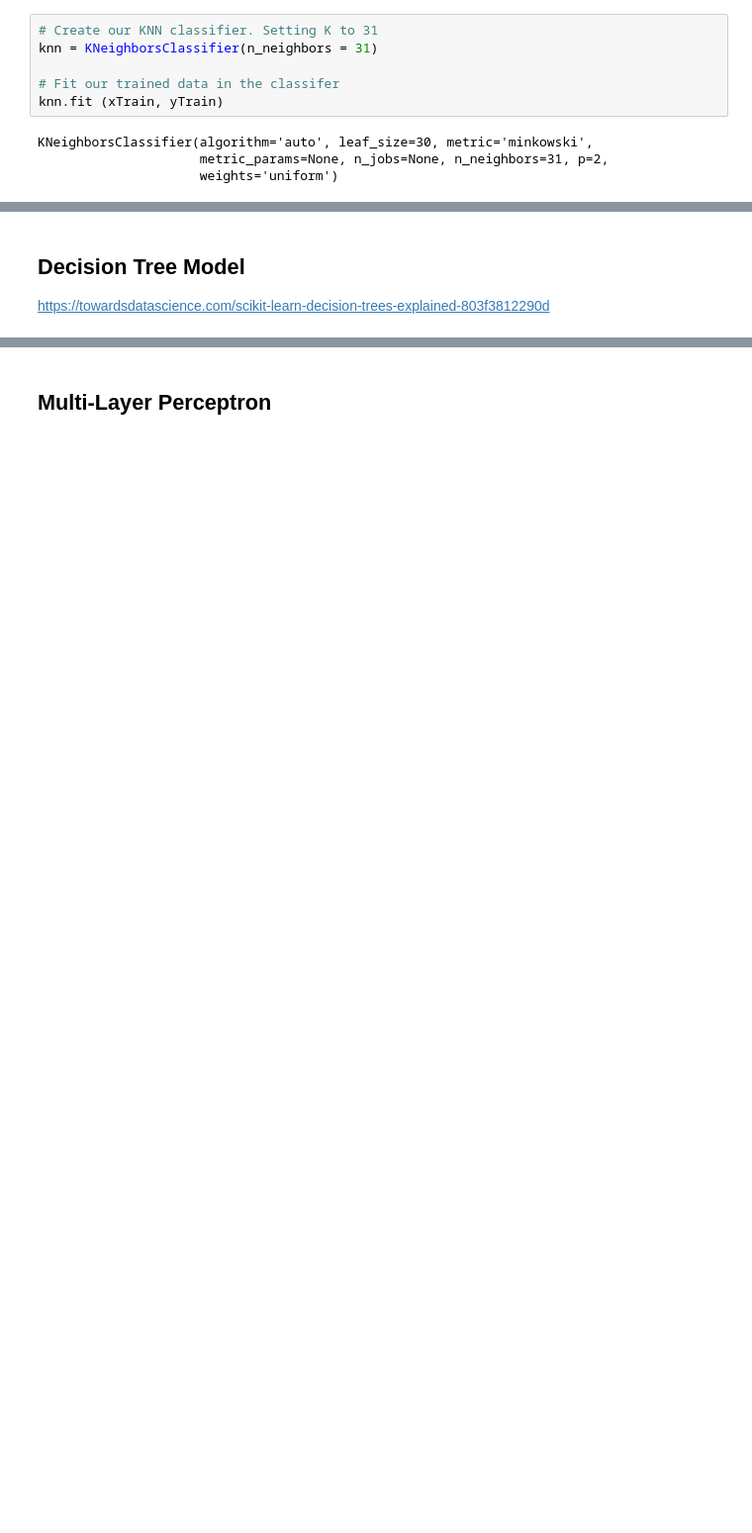
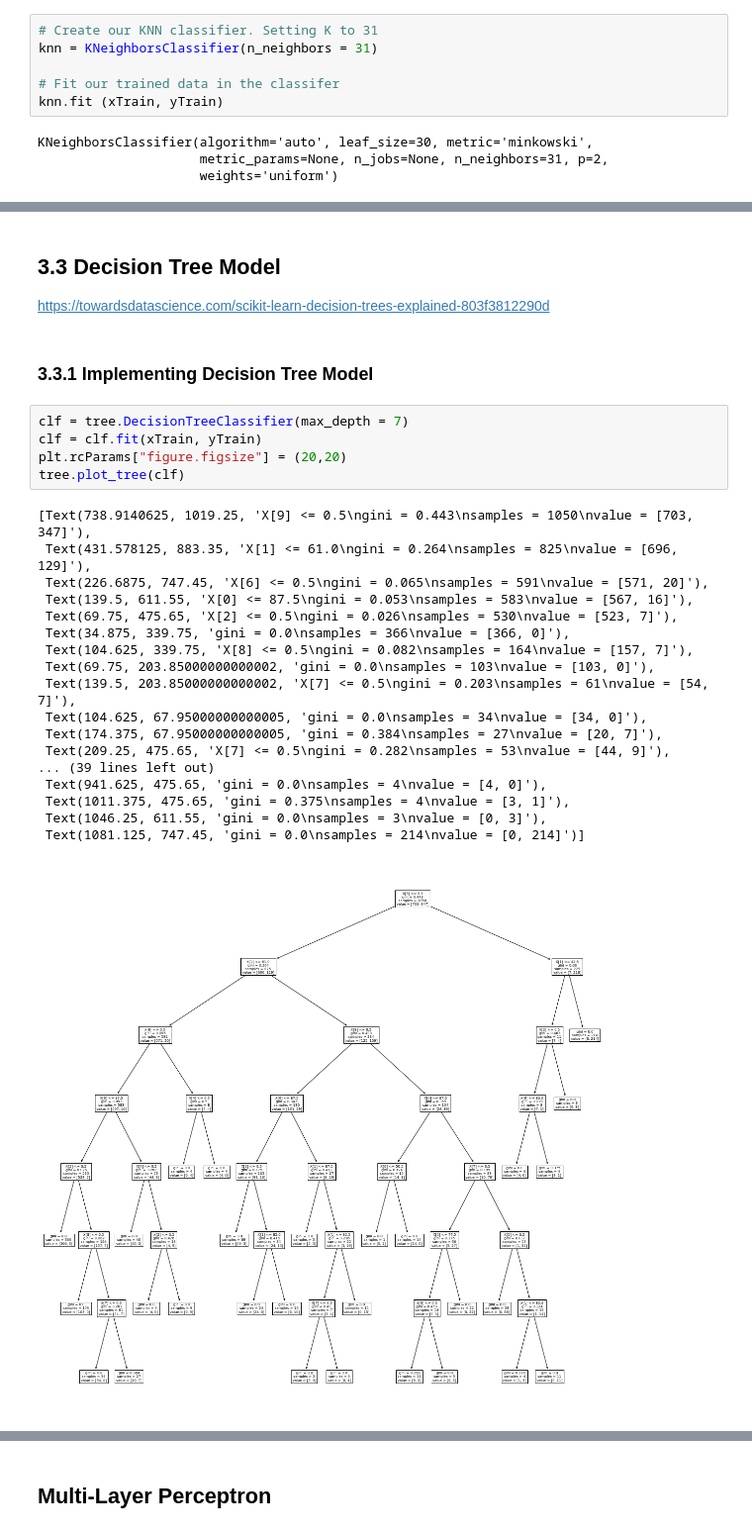
Before and after one commit to AlfieHobson/DataMining, a Jupyter notebook: ACW/201602395.ipynb, the cells around one changed output, grey strips where cells are left out. Shown: that part at 99% size. Cells and saved outputs as stored; diff of their text form; blank space fills up the shorter version.

```diff
--- a/ACW/201602395.ipynb
+++ b/ACW/201602395.ipynb
@@ -407,4 +408,30 @@ print(metrics.classification_report(yTest,yPred))
 weighted avg       0.87      0.87      0.87       450
 # %% [markdown]
-## Decision Tree Model
+## 3.3 Decision Tree Model
 https://towardsdatascience.com/scikit-learn-decision-trees-explained-803f3812290d
+# %% [markdown]
+### 3.3.1 Implementing Decision Tree Model
+# %%
+clf = tree.DecisionTreeClassifier(max_depth = 7)
+clf = clf.fit(xTrain, yTrain)
+plt.rcParams["figure.figsize"] = (20,20)
+tree.plot_tree(clf)
+# %% [output]
+[Text(738.9140625, 1019.25, 'X[9] <= 0.5\ngini = 0.443\nsamples = 1050\nvalue = [703, 347]'),
+ Text(431.578125, 883.35, 'X[1] <= 61.0\ngini = 0.264\nsamples = 825\nvalue = [696, 129]'),
+ Text(226.6875, 747.45, 'X[6] <= 0.5\ngini = 0.065\nsamples = 591\nvalue = [571, 20]'),
+ Text(139.5, 611.55, 'X[0] <= 87.5\ngini = 0.053\nsamples = 583\nvalue = [567, 16]'),
+ Text(69.75, 475.65, 'X[2] <= 0.5\ngini = 0.026\nsamples = 530\nvalue = [523, 7]'),
+ Text(34.875, 339.75, 'gini = 0.0\nsamples = 366\nvalue = [366, 0]'),
+ Text(104.625, 339.75, 'X[8] <= 0.5\ngini = 0.082\nsamples = 164\nvalue = [157, 7]'),
+ Text(69.75, 203.85000000000002, 'gini = 0.0\nsamples = 103\nvalue = [103, 0]'),
+ Text(139.5, 203.85000000000002, 'X[7] <= 0.5\ngini = 0.203\nsamples = 61\nvalue = [54, 7]'),
+ Text(104.625, 67.95000000000005, 'gini = 0.0\nsamples = 34\nvalue = [34, 0]'),
+ Text(174.375, 67.95000000000005, 'gini = 0.384\nsamples = 27\nvalue = [20, 7]'),
+ Text(209.25, 475.65, 'X[7] <= 0.5\ngini = 0.282\nsamples = 53\nvalue = [44, 9]'),
+... (39 lines left out)
+ Text(941.625, 475.65, 'gini = 0.0\nsamples = 4\nvalue = [4, 0]'),
+ Text(1011.375, 475.65, 'gini = 0.375\nsamples = 4\nvalue = [3, 1]'),
+ Text(1046.25, 611.55, 'gini = 0.0\nsamples = 3\nvalue = [0, 3]'),
+ Text(1081.125, 747.45, 'gini = 0.0\nsamples = 214\nvalue = [0, 214]')]
+[figure, added]
```
Also changed, not shown: parts of 61 cells of this notebook, 1 other file.
